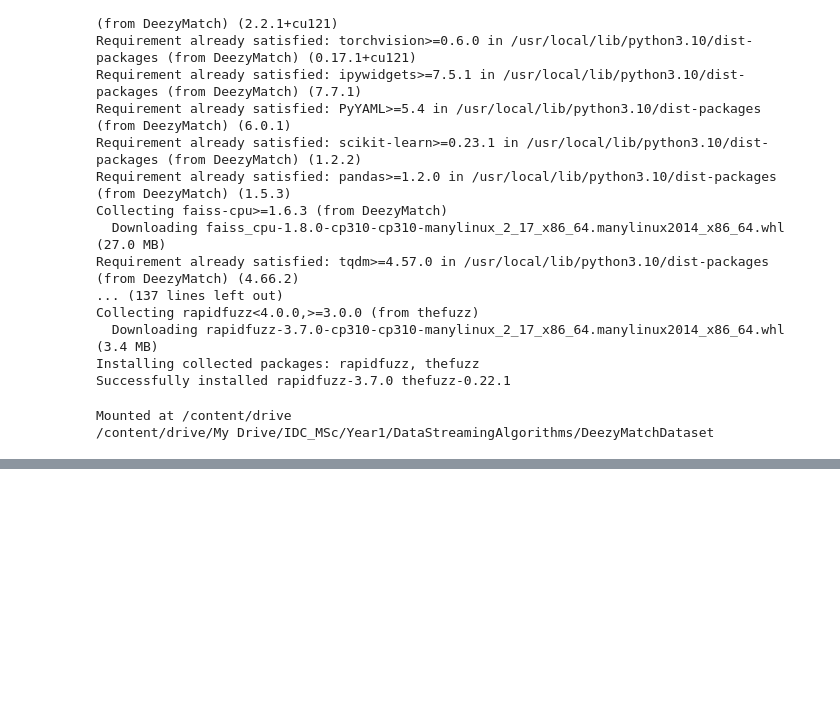
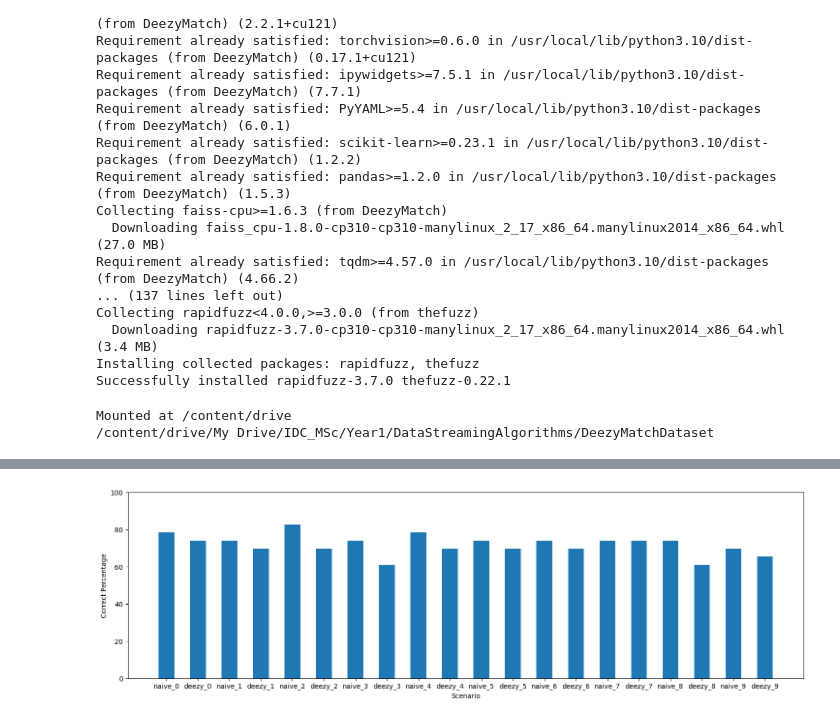
Before and after one commit to stavco9/datastreaming-final-project, a Jupyter notebook: Data_Analysis_DeezyMatch.ipynb, the cells around one changed output, grey strips where cells are left out. Saved outputs shown, nothing was run; the diff lists cells and outputs as text; code cells hidden in the pictures; blank space fills up the shorter version.

```diff
--- a/Data_Analysis_DeezyMatch.ipynb
+++ b/Data_Analysis_DeezyMatch.ipynb
@@ -289,0 +291,17 @@ df_comparisons
+# %%
+diff_series = {}
+original_words = df_comparisons.index
+for series_name, series in df_comparisons.items():
+  diff_words = series.index.difference(series.values)
+  diff_series[series_name] = 100 * (1 - (len(diff_words) / len(series.values)))
+
+#diff_series_df = pd.Series(diff_series)
+plt.figure(figsize=(18, 5))  # width:20, height:3
+plt.bar(diff_series.keys(), diff_series.values(), align='center', width=0.5)
+plt.xlabel('Scenario')
+plt.ylabel('Correct Percentage')
+ax = plt.gca()
+ax.set_ylim([0, 100])
+plt.show()
+# %% [output]
+[figure, added]
```
Also changed, not shown: parts of 9 cells of this notebook.
